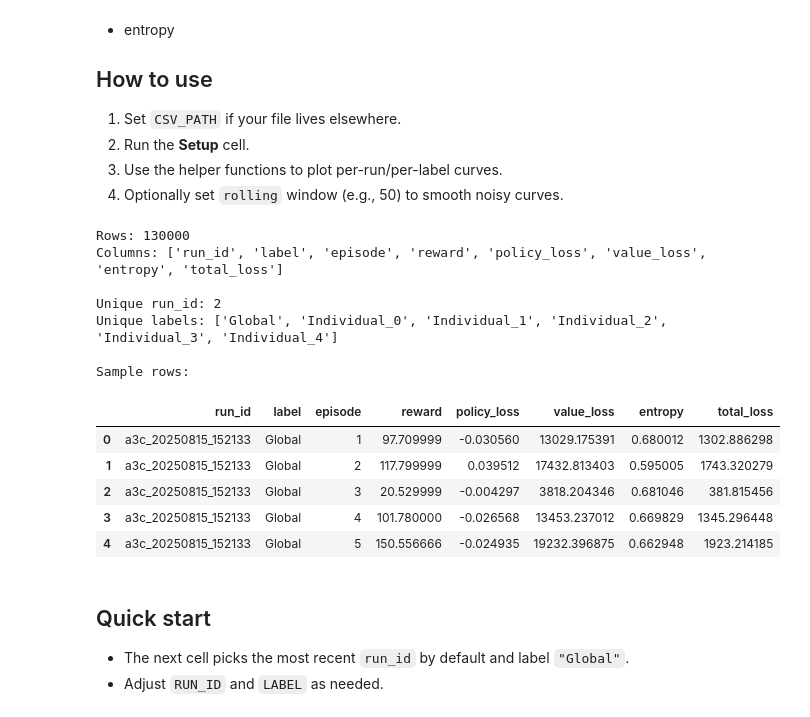
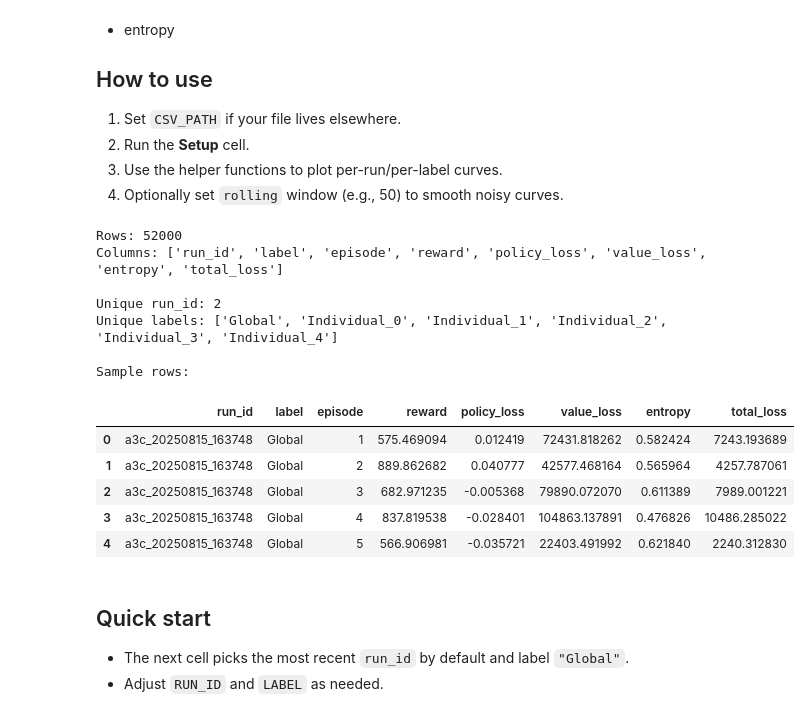
Before and after one commit to crazytb/uav_a3c, a Jupyter notebook: main_training_metrics_analysis.ipynb, the cells around one changed output. Cells and saved outputs as stored; diff of their text form; code cells hidden in the pictures.

```diff
--- a/main_training_metrics_analysis.ipynb
+++ b/main_training_metrics_analysis.ipynb
@@ -14,41 +14,41 @@ This notebook loads `runs/all_training_metrics.csv` (the master log you created
 4. Optionally set `rolling` window (e.g., 50) to smooth noisy curves.
 # %%
 # === Setup ===
-stamp = "20250815_152133"
+stamp = "20250815_163748"
 CSV_PATH = f"runs/all_training_metrics_{stamp}.csv"  # change this if needed
 
 import pandas as pd
 import matplotlib.pyplot as plt
 from pathlib import Path
 from drl_framework import params
 
 # Load
 df = pd.read_csv(CSV_PATH)
 
 # Basic sanity check / peek
 print("Rows:", len(df))
 print("Columns:", list(df.columns))
 print("\nUnique run_id:", df['run_id'].nunique())
 print("Unique labels:", sorted(df['label'].unique()))
 print("\nSample rows:")
 display(df.head())
 
 # Sort for consistency
 df = df.sort_values(['run_id','label','episode']).reset_index(drop=True)
 # %% [output]
-Rows: 130000
+Rows: 52000
 Columns: ['run_id', 'label', 'episode', 'reward', 'policy_loss', 'value_loss', 'entropy', 'total_loss']
 
 Unique run_id: 2
 Unique labels: ['Global', 'Individual_0', 'Individual_1', 'Individual_2', 'Individual_3', 'Individual_4']
 
 Sample rows:
 |  | run_id | label | episode | reward | policy_loss | value_loss | entropy | total_loss |
-| 0 | a3c_20250815_152133 | Global | 1 | 97.709999 | -0.030560 | 13029.175391 | 0.680012 | 1302.886298 |
-| 1 | a3c_20250815_152133 | Global | 2 | 117.799999 | 0.039512 | 17432.813403 | 0.595005 | 1743.320279 |
-| 2 | a3c_20250815_152133 | Global | 3 | 20.529999 | -0.004297 | 3818.204346 | 0.681046 | 381.815456 |
-| 3 | a3c_20250815_152133 | Global | 4 | 101.780000 | -0.026568 | 13453.237012 | 0.669829 | 1345.296448 |
-| 4 | a3c_20250815_152133 | Global | 5 | 150.556666 | -0.024935 | 19232.396875 | 0.662948 | 1923.214185 |
+| 0 | a3c_20250815_163748 | Global | 1 | 575.469094 | 0.012419 | 72431.818262 | 0.582424 | 7243.193689 |
+| 1 | a3c_20250815_163748 | Global | 2 | 889.862682 | 0.040777 | 42577.468164 | 0.565964 | 4257.787061 |
+| 2 | a3c_20250815_163748 | Global | 3 | 682.971235 | -0.005368 | 79890.072070 | 0.611389 | 7989.001221 |
+| 3 | a3c_20250815_163748 | Global | 4 | 837.819538 | -0.028401 | 104863.137891 | 0.476826 | 10486.285022 |
+| 4 | a3c_20250815_163748 | Global | 5 | 566.906981 | -0.035721 | 22403.491992 | 0.621840 | 2240.312830 |
 # %%
 # === Helpers ===
 def get_df(run_id=None, label=None):
```
Also changed, not shown: parts of 1 cell of this notebook, 18 other files.
